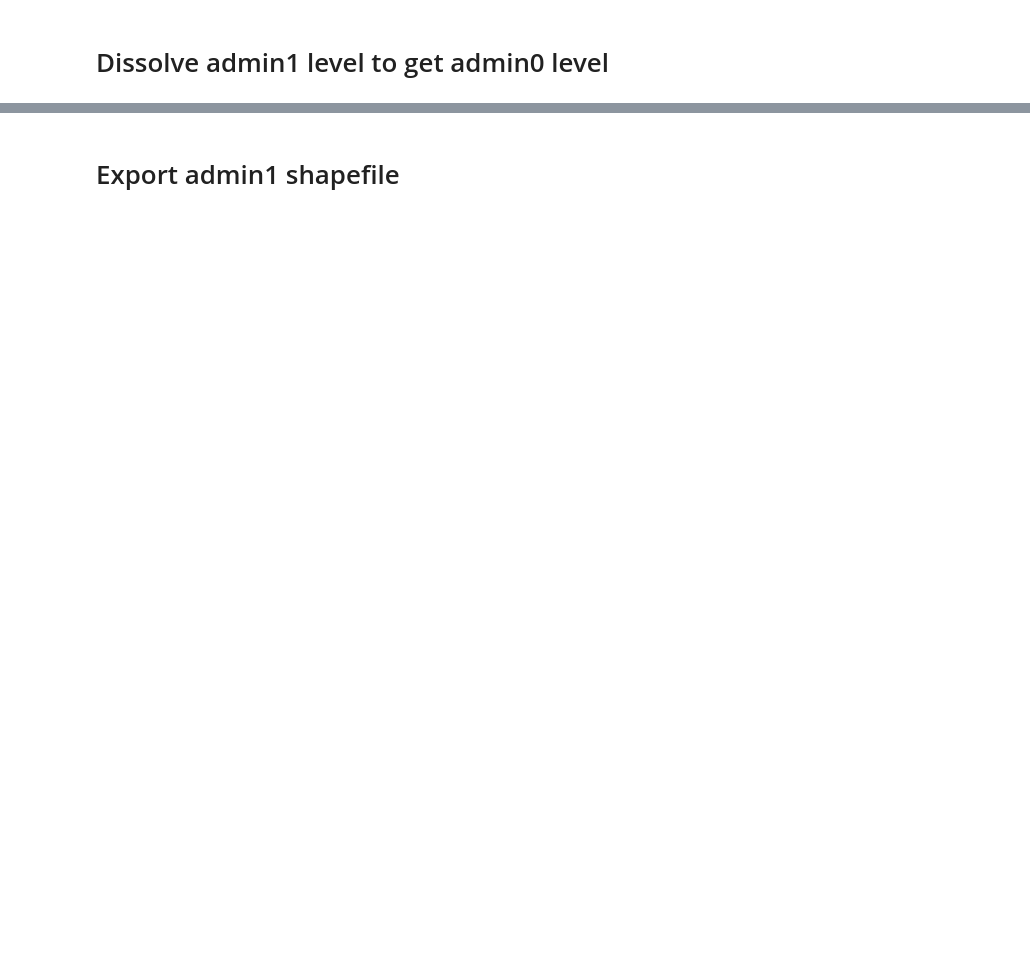
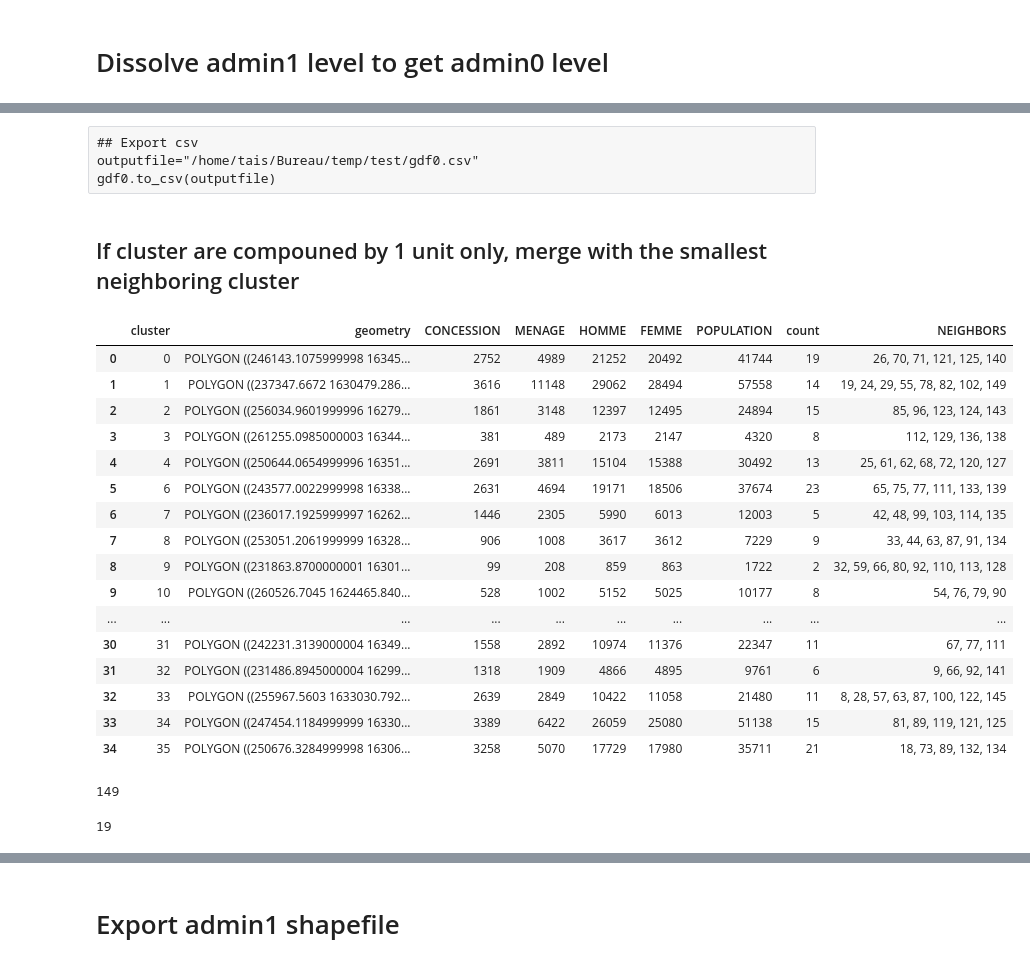
Before and after one commit to tgrippa/Dasymetric_mapping_using_GRASSGIS, a Jupyter notebook: notebooks/Aggregate_vector_polygons_kmeans.ipynb, the cells around one changed output, grey strips where cells are left out. Cells and saved outputs as stored; diff of their text form; code cells hidden in the pictures; blank space fills up the shorter version.

```diff
--- a/notebooks/Aggregate_vector_polygons_kmeans.ipynb
+++ b/notebooks/Aggregate_vector_polygons_kmeans.ipynb
@@ -87,6 +93,4 @@ gdf0.head()
 # %%
 # Add count of admin1 unit in each cluster
-count_units = gdf1.dissolve(by='cluster', aggfunc='count')['x']
+count_units = gdf1.dissolve(by='cluster', aggfunc='count', as_index=False)['x']
 gdf0['count'] = count_units
-# Display the attribute table
-gdf0.head()
@@ -99,0 +117,6 @@ gdf0.head()
+# %% [raw]
+## Export csv
+outputfile="/home/tais/Bureau/temp/test/gdf0.csv"
+gdf0.to_csv(outputfile)
+# %% [markdown]
+## If cluster are compouned by 1 unit only, merge with the smallest neighboring cluster
@@ -99,0 +154,29 @@ gdf0.head()
+# %%
+# Display the attribute table
+gdf0.head(35)
+# %% [output]
+|  | cluster | geometry | CONCESSION | MENAGE | HOMME | FEMME | POPULATION | count | NEIGHBORS |
+| 0 | 0 | POLYGON ((246143.1075999998 16345... | 2752 | 4989 | 21252 | 20492 | 41744 | 19 | 26, 70, 71, 121, 125, 140 |
+| 1 | 1 | POLYGON ((237347.6672 1630479.286... | 3616 | 11148 | 29062 | 28494 | 57558 | 14 | 19, 24, 29, 55, 78, 82, 102, 149 |
+| 2 | 2 | POLYGON ((256034.9601999996 16279... | 1861 | 3148 | 12397 | 12495 | 24894 | 15 | 85, 96, 123, 124, 143 |
+| 3 | 3 | POLYGON ((261255.0985000003 16344... | 381 | 489 | 2173 | 2147 | 4320 | 8 | 112, 129, 136, 138 |
+| 4 | 4 | POLYGON ((250644.0654999996 16351... | 2691 | 3811 | 15104 | 15388 | 30492 | 13 | 25, 61, 62, 68, 72, 120, 127 |
+| 5 | 6 | POLYGON ((243577.0022999998 16338... | 2631 | 4694 | 19171 | 18506 | 37674 | 23 | 65, 75, 77, 111, 133, 139 |
+| 6 | 7 | POLYGON ((236017.1925999997 16262... | 1446 | 2305 | 5990 | 6013 | 12003 | 5 | 42, 48, 99, 103, 114, 135 |
+| 7 | 8 | POLYGON ((253051.2061999999 16328... | 906 | 1008 | 3617 | 3612 | 7229 | 9 | 33, 44, 63, 87, 91, 134 |
+| 8 | 9 | POLYGON ((231863.8700000001 16301... | 99 | 208 | 859 | 863 | 1722 | 2 | 32, 59, 66, 80, 92, 110, 113, 128 |
+| 9 | 10 | POLYGON ((260526.7045 1624465.840... | 528 | 1002 | 5152 | 5025 | 10177 | 8 | 54, 76, 79, 90 |
+| ... | ... | ... | ... | ... | ... | ... | ... | ... | ... |
+| 30 | 31 | POLYGON ((242231.3139000004 16349... | 1558 | 2892 | 10974 | 11376 | 22347 | 11 | 67, 77, 111 |
+| 31 | 32 | POLYGON ((231486.8945000004 16299... | 1318 | 1909 | 4866 | 4895 | 9761 | 6 | 9, 66, 92, 141 |
+| 32 | 33 | POLYGON ((255967.5603 1633030.792... | 2639 | 2849 | 10422 | 11058 | 21480 | 11 | 8, 28, 57, 63, 87, 100, 122, 145 |
+| 33 | 34 | POLYGON ((247454.1184999999 16330... | 3389 | 6422 | 26059 | 25080 | 51138 | 15 | 81, 89, 119, 121, 125 |
+| 34 | 35 | POLYGON ((250676.3284999998 16306... | 3258 | 5070 | 17729 | 17980 | 35711 | 21 | 18, 73, 89, 132, 134 |
+# %%
+len(gdf0)
+# %% [output]
+149
+# %%
+check_remaining_single_cluster(gdf0)  # remaining variable takes number of cluster remaining with only 1 original unit
+# %% [output]
+19
```
Also changed, not shown: parts of 28 cells of this notebook.
